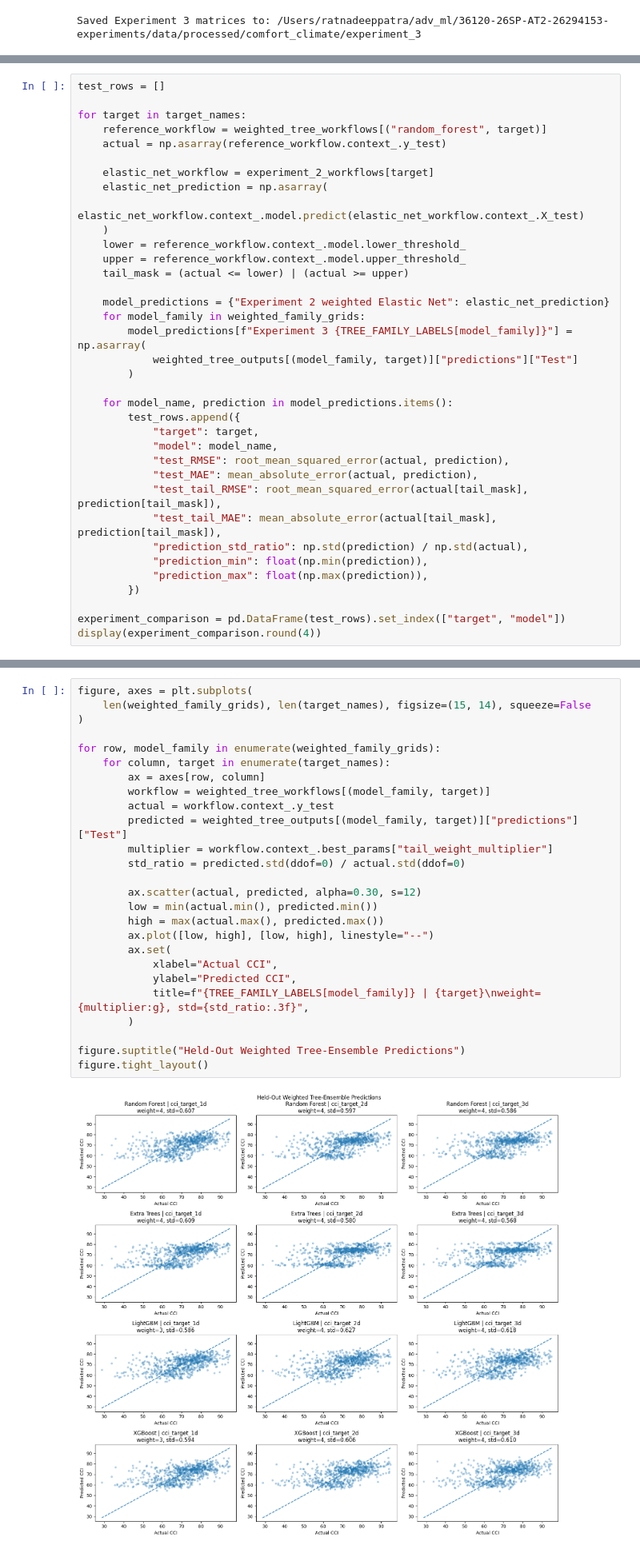
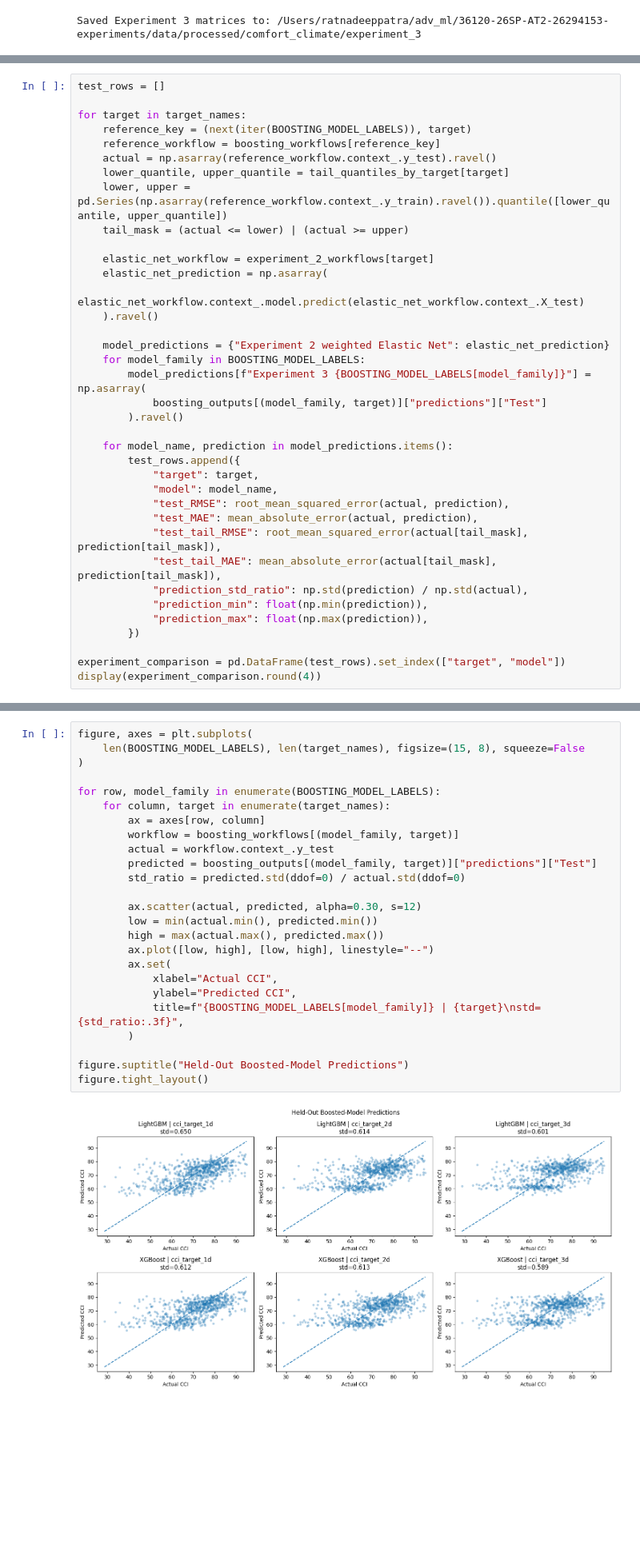
Before and after one commit to RP28/36120-26SP-AT2-26294153-experiments, a Jupyter notebook: notebooks/comfort_climate/36120_26SP_AT2_26294153_experiment_3.ipynb, the cells around one changed output, grey strips where cells are left out. Shown at 80% size. Cells and saved outputs as stored; diff of their text form; blank space fills up the shorter version.

```diff
--- a/notebooks/comfort_climate/36120_26SP_AT2_26294153_experiment_3.ipynb
+++ b/notebooks/comfort_climate/36120_26SP_AT2_26294153_experiment_3.ipynb
@@ -1133,22 +1198,23 @@ LightGBM - best configuration at each tail weight
 test_rows = []
 
 for target in target_names:
-    reference_workflow = weighted_tree_workflows[("random_forest", target)]
-    actual = np.asarray(reference_workflow.context_.y_test)
+    reference_key = (next(iter(BOOSTING_MODEL_LABELS)), target)
+    reference_workflow = boosting_workflows[reference_key]
+    actual = np.asarray(reference_workflow.context_.y_test).ravel()
+    lower_quantile, upper_quantile = tail_quantiles_by_target[target]
+    lower, upper = pd.Series(np.asarray(reference_workflow.context_.y_train).ravel()).quantile([lower_quantile, upper_quantile])
+    tail_mask = (actual <= lower) | (actual >= upper)
 
     elastic_net_workflow = experiment_2_workflows[target]
     elastic_net_prediction = np.asarray(
         elastic_net_workflow.context_.model.predict(elastic_net_workflow.context_.X_test)
-    )
-    lower = reference_workflow.context_.model.lower_threshold_
-    upper = reference_workflow.context_.model.upper_threshold_
-    tail_mask = (actual <= lower) | (actual >= upper)
+    ).ravel()
 
     model_predictions = {"Experiment 2 weighted Elastic Net": elastic_net_prediction}
-    for model_family in weighted_family_grids:
-        model_predictions[f"Experiment 3 {TREE_FAMILY_LABELS[model_family]}"] = np.asarray(
-            weighted_tree_outputs[(model_family, target)]["predictions"]["Test"]
-        )
+    for model_family in BOOSTING_MODEL_LABELS:
+        model_predictions[f"Experiment 3 {BOOSTING_MODEL_LABELS[model_family]}"] = np.asarray(
+            boosting_outputs[(model_family, target)]["predictions"]["Test"]
+        ).ravel()
 
     for model_name, prediction in model_predictions.items():
         test_rows.append({
@@ -1186,28 +1246,27 @@ display(experiment_comparison.round(4))
 # %%
 figure, axes = plt.subplots(
-    len(weighted_family_grids), len(target_names), figsize=(15, 14), squeeze=False
+    len(BOOSTING_MODEL_LABELS), len(target_names), figsize=(15, 8), squeeze=False
 )
 
-for row, model_family in enumerate(weighted_family_grids):
+for row, model_family in enumerate(BOOSTING_MODEL_LABELS):
     for column, target in enumerate(target_names):
         ax = axes[row, column]
-        workflow = weighted_tree_workflows[(model_family, target)]
+        workflow = boosting_workflows[(model_family, target)]
         actual = workflow.context_.y_test
-        predicted = weighted_tree_outputs[(model_family, target)]["predictions"]["Test"]
-        multiplier = workflow.context_.best_params["tail_weight_multiplier"]
+        predicted = boosting_outputs[(model_family, target)]["predictions"]["Test"]
         std_ratio = predicted.std(ddof=0) / actual.std(ddof=0)
 
         ax.scatter(actual, predicted, alpha=0.30, s=12)
         low = min(actual.min(), predicted.min())
         high = max(actual.max(), predicted.max())
         ax.plot([low, high], [low, high], linestyle="--")
         ax.set(
             xlabel="Actual CCI",
             ylabel="Predicted CCI",
-            title=f"{TREE_FAMILY_LABELS[model_family]} | {target}\nweight={multiplier:g}, std={std_ratio:.3f}",
+            title=f"{BOOSTING_MODEL_LABELS[model_family]} | {target}\nstd={std_ratio:.3f}",
         )
 
-figure.suptitle("Held-Out Weighted Tree-Ensemble Predictions")
+figure.suptitle("Held-Out Boosted-Model Predictions")
 figure.tight_layout()
 # %% [output]
-[figure, old version]
+[figure, new version]
```
Also changed, not shown: parts of 53 cells of this notebook, 8 other files.
